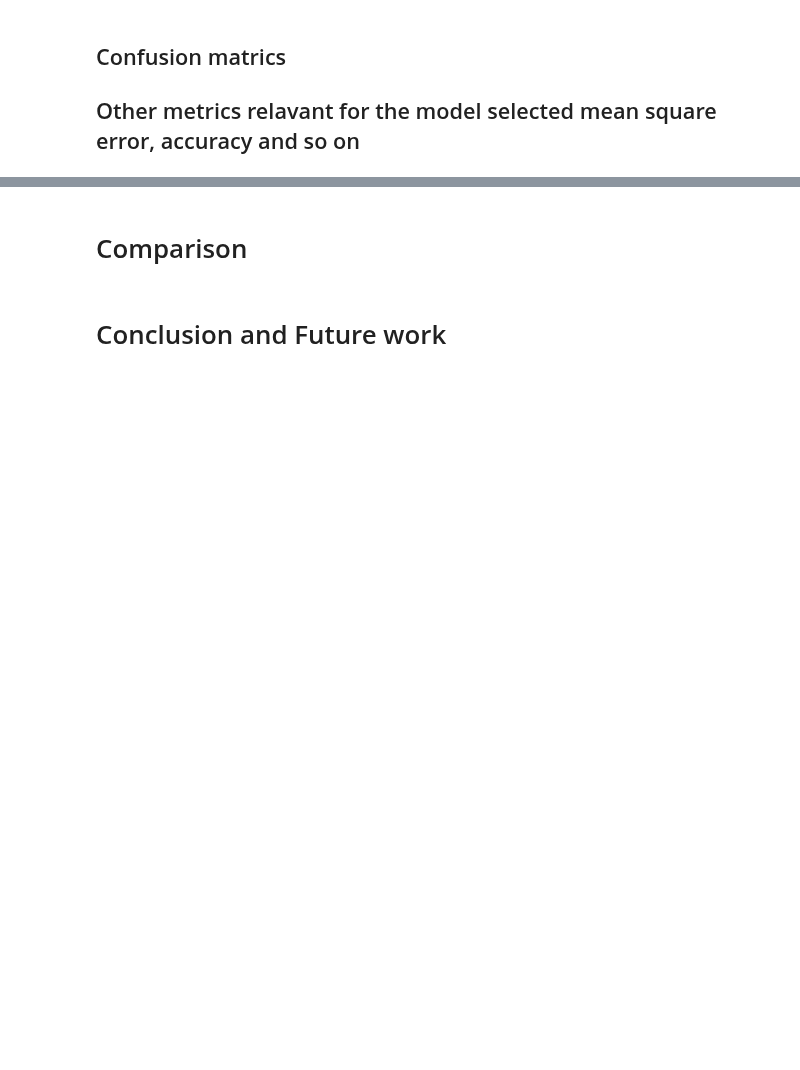
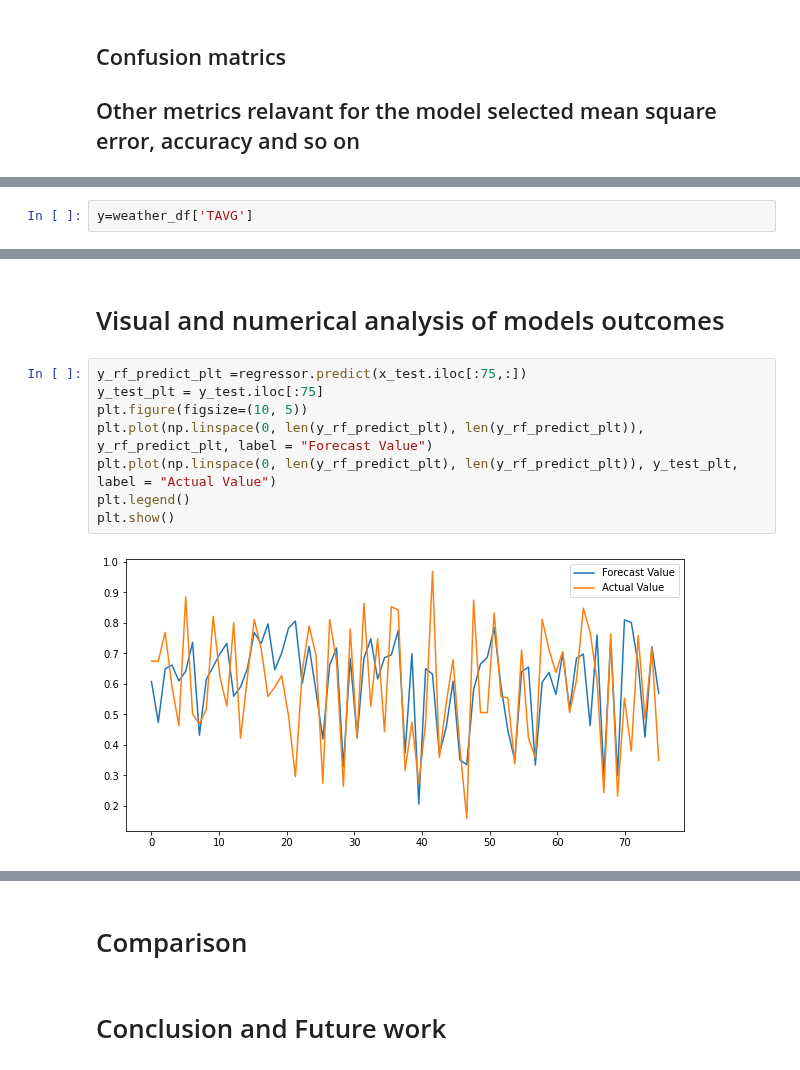
Before and after one commit to Alex-Kamenev/Weather_Data_Prediction_Models, a Jupyter notebook: Weather_Data_Predictive_Models.ipynb, the cells around one changed output, grey strips where cells are left out. Drawn from its saved outputs; the diff is of its cells as text; blank space fills up the shorter version.

```diff
--- a/Weather_Data_Predictive_Models.ipynb
+++ b/Weather_Data_Predictive_Models.ipynb
@@ -76,0 +219,2 @@ cycle per model
+# %%
+y=weather_df['TAVG']
@@ -76,0 +308,12 @@ cycle per model
+# %% [markdown]
+# Visual and numerical analysis of models outcomes
+# %%
+y_rf_predict_plt =regressor.predict(x_test.iloc[:75,:])
+y_test_plt = y_test.iloc[:75]
+plt.figure(figsize=(10, 5))
+plt.plot(np.linspace(0, len(y_rf_predict_plt), len(y_rf_predict_plt)), y_rf_predict_plt, label = "Forecast Value")
+plt.plot(np.linspace(0, len(y_rf_predict_plt), len(y_rf_predict_plt)), y_test_plt, label = "Actual Value")
+plt.legend()
+plt.show()
+# %% [output]
+[figure, added]
```
Also changed, not shown: parts of 42 cells of this notebook.
